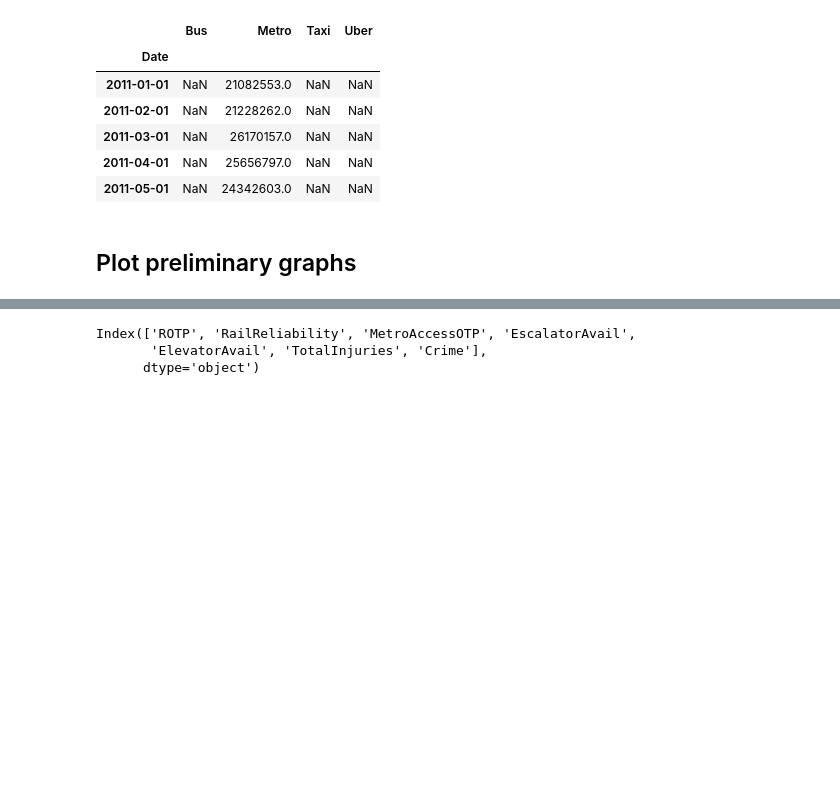
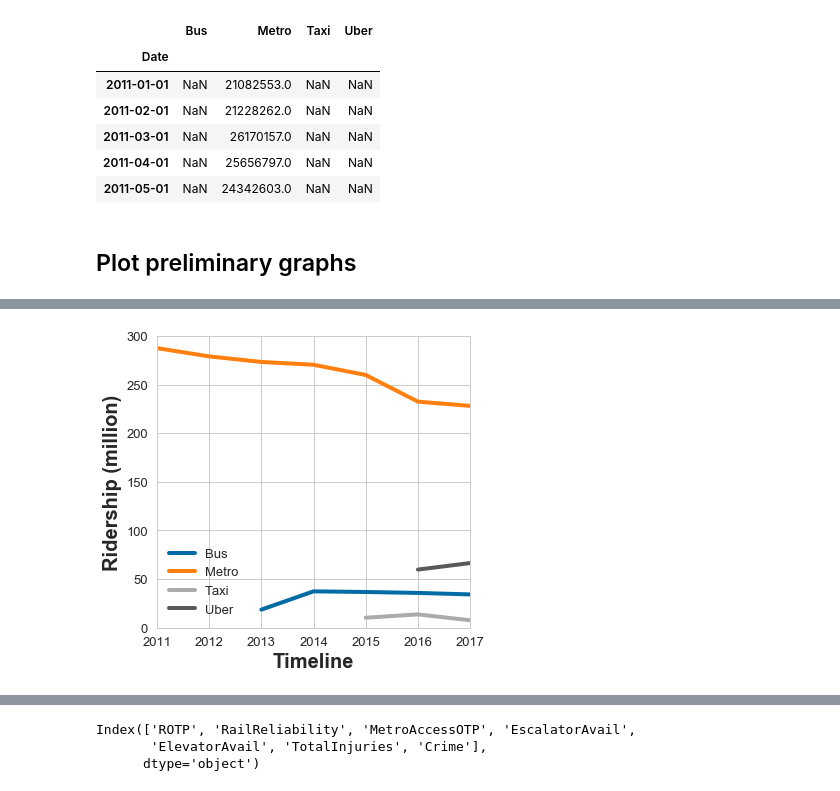
Before and after one commit to yegorkryukov/dc_public_transport, a Jupyter notebook: data_exploration_and_cleanup.ipynb, the cells around one changed output, grey strips where cells are left out. Cells and saved outputs as stored; diff of their text form; code cells hidden in the pictures; blank space fills up the shorter version.

```diff
--- a/data_exploration_and_cleanup.ipynb
+++ b/data_exploration_and_cleanup.ipynb
@@ -209,0 +233,29 @@ plt.show()
+# %%
+#combine by year
+combined_df_by_year = combined_df.groupby(combined_df.index.year).agg(sum).fillna(value=np.nan)
+#make sure 0 from groupby won't make to the graph
+combined_df_by_year = combined_df_by_year.replace(0,np.nan)
+#drop 2018 since it doesn't have all the data yet
+combined_df_by_year = combined_df_by_year.drop(2018)
+#combined_df_by_year
+
+plt.style.use('seaborn-whitegrid')
+f, ax = plt.subplots(figsize=(5,5))
+
+combined_df_by_year.plot(ax=ax,linewidth=4)
+ax.set_ylabel('Ridership (million)',weight='bold',size='20')
+ax.set_xlabel('Timeline',weight='bold',size='20')
+#plt.title('Washington Metropolitan Area Ridership',weight='bold',size='25')
+
+#set y axis scale to million
+scale_y = 1e6
+ticks_y = ticker.FuncFormatter(lambda x, pos: '{0:g}'.format(x/scale_y))
+ax.yaxis.set_major_formatter(ticks_y)
+ax.set_ylim(0,300*1e6)
+ax.set_xlim(2011,2017)
+
+plt.savefig('results/plots/all_ridership_by_year.png',dpi=150,transparent=True,bbox_inches='tight')
+
+plt.show()
+# %% [output]
+[figure, added]
```
Also changed, not shown: parts of 10 cells of this notebook, 2 other files.
